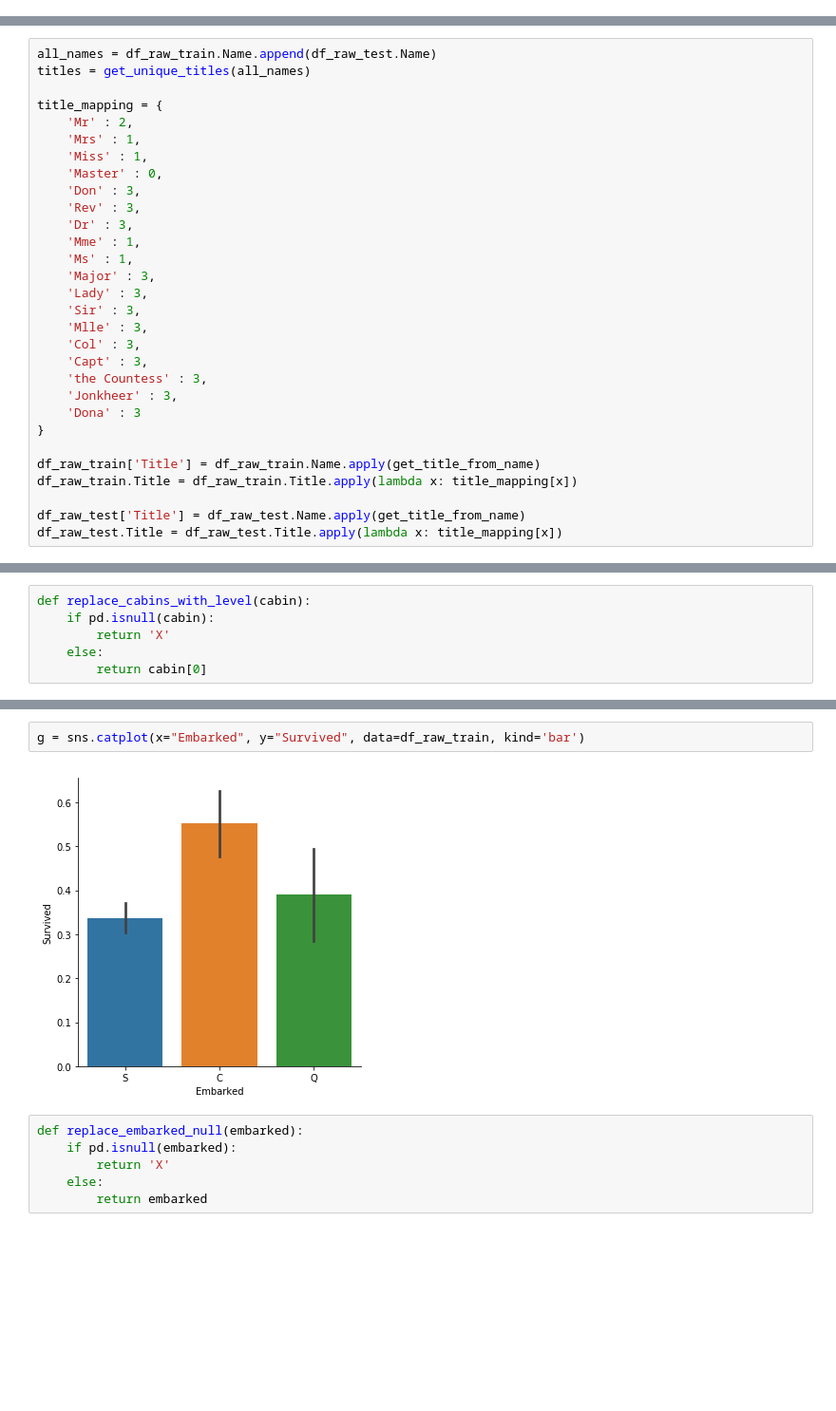
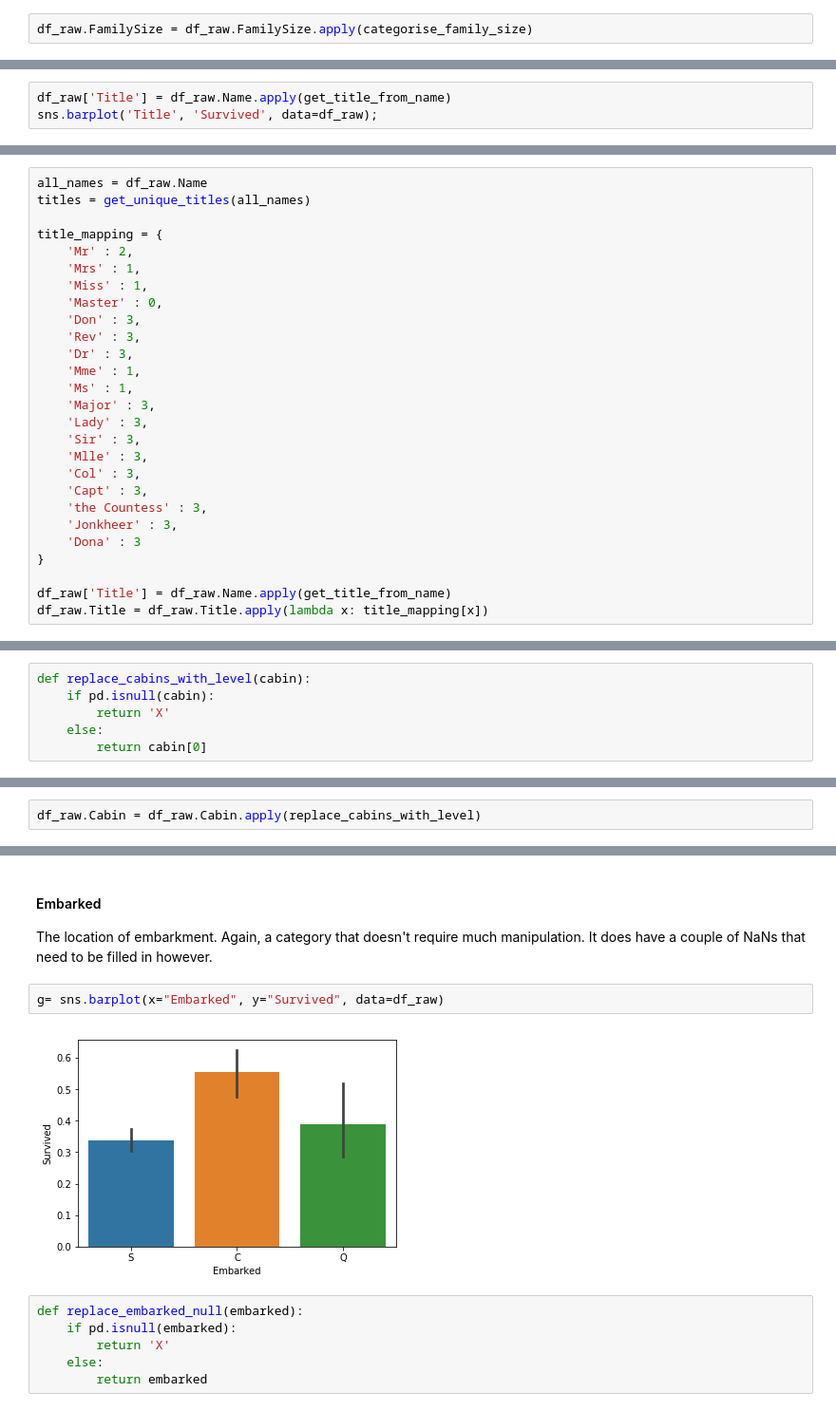
Before and after one commit to dj325/titanic_ensemble, a Jupyter notebook: titanic_reg.ipynb, the cells around one changed output, grey strips where cells are left out. Shown at 95% size. Drawn from its saved outputs; the diff is of its cells as text; blank space fills up the shorter version.

```diff
--- a/titanic_reg.ipynb
+++ b/titanic_reg.ipynb
@@ -138,0 +166,2 @@ sns.barplot('SibSp','Survived',data=df_raw);
+# %%
+df_raw.FamilySize = df_raw.FamilySize.apply(categorise_family_size)
@@ -150,3 +188,6 @@ def get_unique_titles(names):
 
 def get_title_from_name(name):
     return name.split(',')[1].split('.')[0].strip()
+# %%
+df_raw['Title'] = df_raw.Name.apply(get_title_from_name)
+sns.barplot('Title', 'Survived', data=df_raw);
@@ -153,5 +218,5 @@ def get_title_from_name(name):
 # %%
-all_names = df_raw_train.Name.append(df_raw_test.Name)
+all_names = df_raw.Name
 titles = get_unique_titles(all_names)
 
 title_mapping = {
@@ -175,8 +240,5 @@ title_mapping = {
     'Dona' : 3
 }
 
-df_raw_train['Title'] = df_raw_train.Name.apply(get_title_from_name)
-df_raw_train.Title = df_raw_train.Title.apply(lambda x: title_mapping[x])
-
-df_raw_test['Title'] = df_raw_test.Name.apply(get_title_from_name)
-df_raw_test.Title = df_raw_test.Title.apply(lambda x: title_mapping[x])
+df_raw['Title'] = df_raw.Name.apply(get_title_from_name)
+df_raw.Title = df_raw.Title.apply(lambda x: title_mapping[x])
@@ -236,0 +274,2 @@ df_raw_test.Cabin = df_raw_test.Cabin.apply(replace_cabins_with_level)
+# %%
+df_raw.Cabin = df_raw.Cabin.apply(replace_cabins_with_level)
@@ -242,7 +295,10 @@ Perhaps where they got on
+# %% [markdown]
+#### Embarked
+The location of embarkment. Again, a category that doesn't require much manipulation. It does have a couple of NaNs that need to be filled in however.
 # %%
-g = sns.catplot(x="Embarked", y="Survived", data=df_raw_train, kind='bar')
+g= sns.barplot(x="Embarked", y="Survived", data=df_raw)
 # %% [output]
-[figure, old version]
+[figure, new version]
 # %%
 def replace_embarked_null(embarked):
     if pd.isnull(embarked):
```
Also changed, not shown: parts of 72 cells of this notebook.
